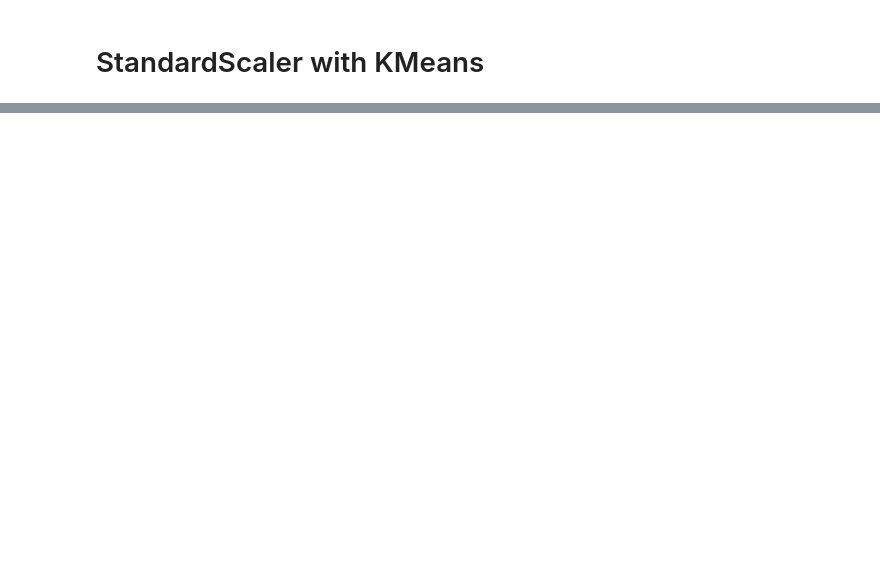
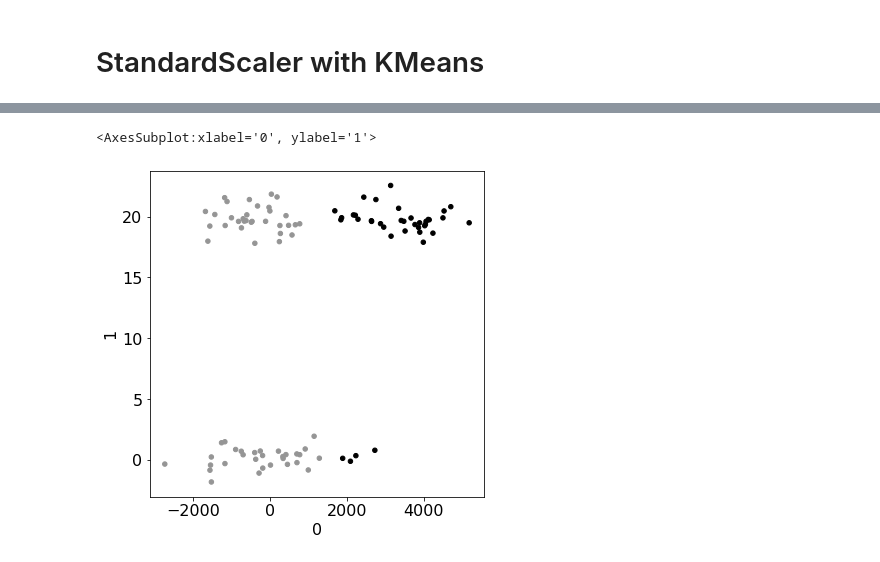
Before and after one commit to cs320-wisc/s22, a Jupyter notebook: lec/36 Clustering 1/lec1.ipynb, the cells around one changed output, grey strips where cells are left out. Drawn from its saved outputs; the diff is of its cells as text; code cells hidden in the pictures; blank space fills up the shorter version.

```diff
--- a/lec/36 Clustering 1/lec1.ipynb
+++ b/lec/36 Clustering 1/lec1.ipynb
@@ -195,0 +278,4 @@ df.plot.scatter(x=0, y=1, figsize=(6,6))
+# %%
+# let's convert the "0" column from kilometers to meters
+df[0] *= 1000
+df.head()
@@ -195,0 +289,7 @@ df.plot.scatter(x=0, y=1, figsize=(6,6))
+# %%
+df.plot.scatter(x=0, y=1, figsize=(6,6),
+                c=KMeans(2).fit_predict(df),
+                vmin=-1, vmax=1) # -1 is white, 0 is gray, 1 is black
+# %% [output]
+<AxesSubplot:xlabel='0', ylabel='1'>
+[figure, added]
```
Also changed, not shown: parts of 21 cells of this notebook, 6 other files.
